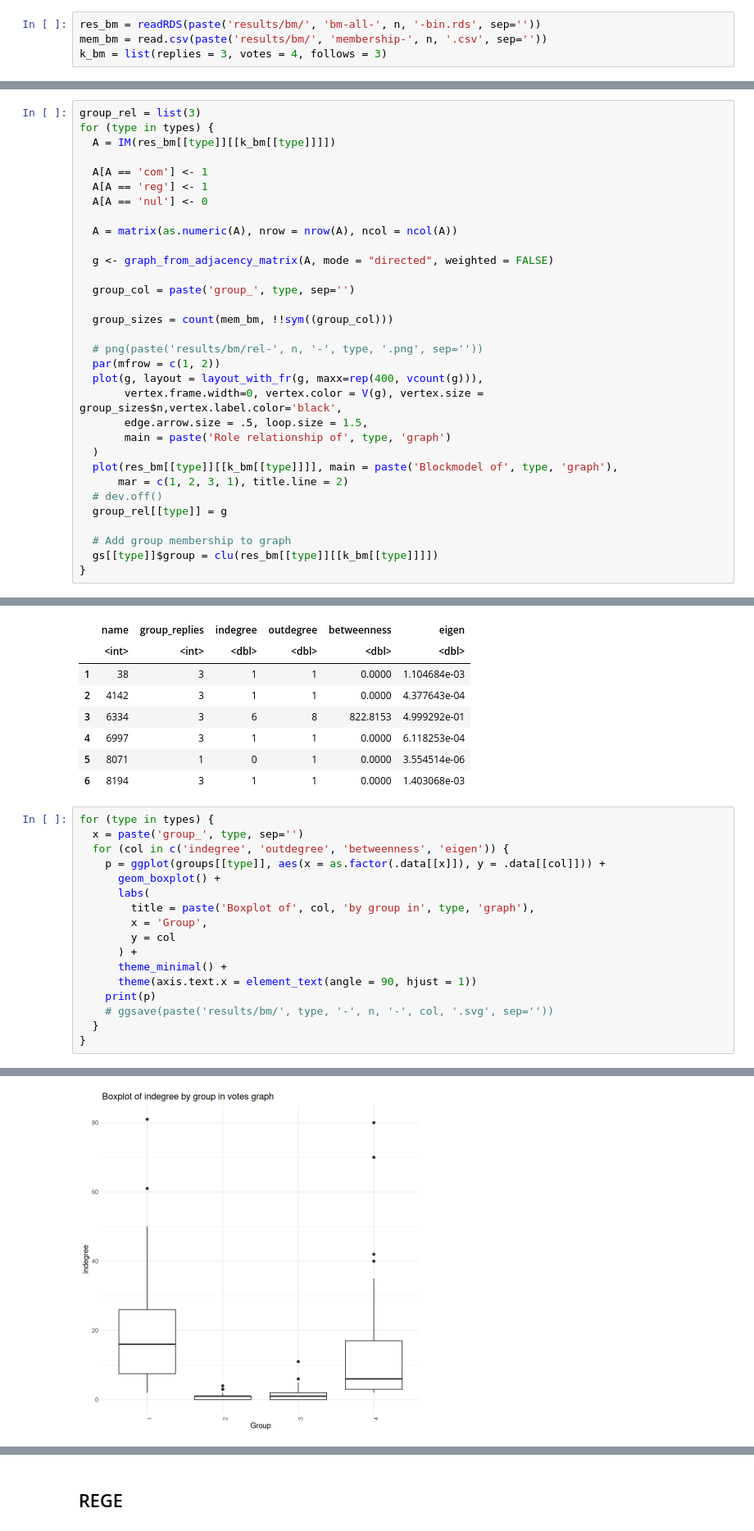
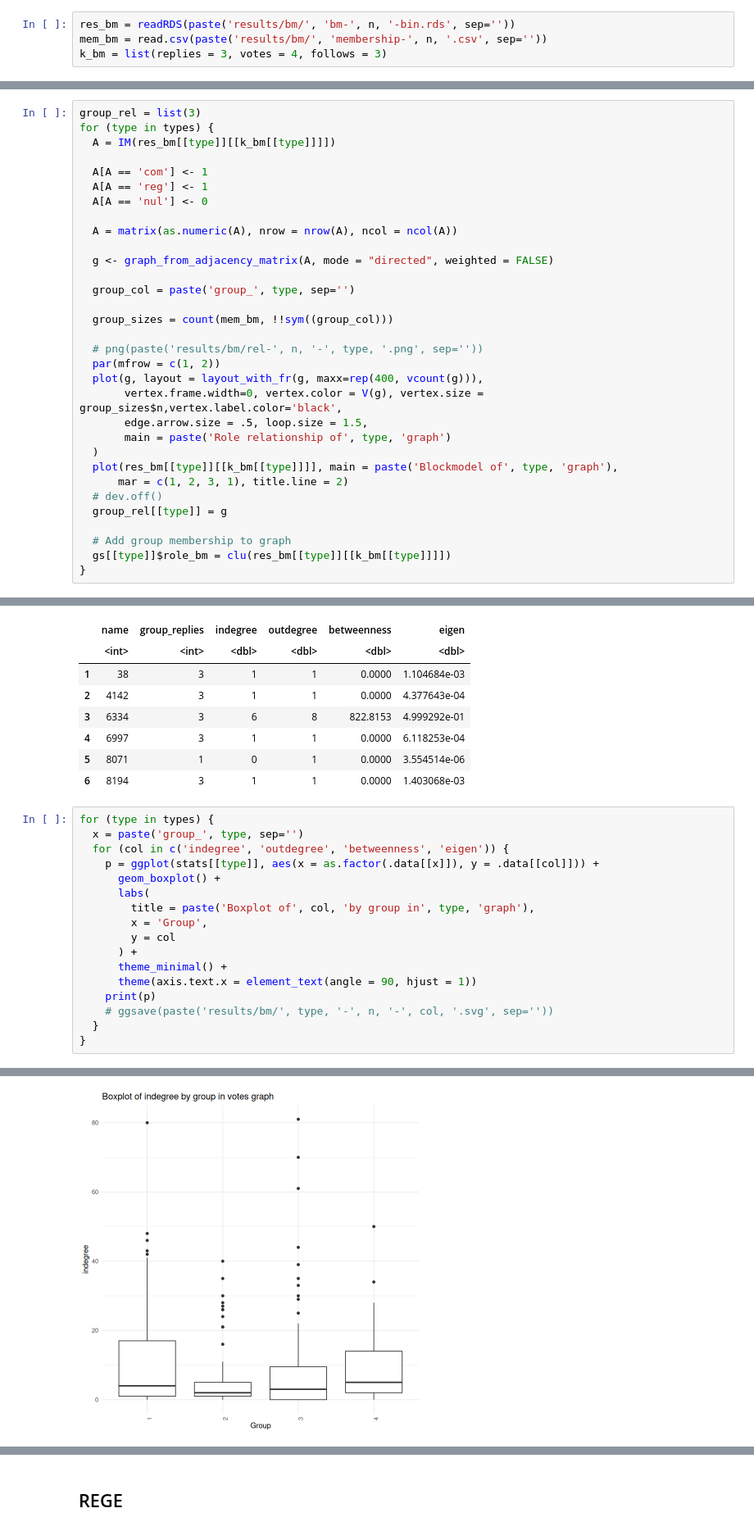
Before and after one commit to babiyivan/network-role-mining, a Jupyter notebook: analysis-regular.ipynb, the cells around one changed output, grey strips where cells are left out. Shown at 82% size. Drawn from its saved outputs; the diff is of its cells as text.

```diff
--- a/analysis-regular.ipynb
+++ b/analysis-regular.ipynb
@@ -26,7 +26,7 @@ for (t in types) {
 # %% [markdown]
 Read results and group assignments from blockmodelling
 # %%
-res_bm = readRDS(paste('results/bm/', 'bm-all-', n, '-bin.rds', sep=''))
+res_bm = readRDS(paste('results/bm/', 'bm-', n, '-bin.rds', sep=''))
 mem_bm = read.csv(paste('results/bm/', 'membership-', n, '.csv', sep=''))
 k_bm = list(replies = 3, votes = 4, follows = 3)
 # %% [markdown]
@@ -65,6 +65,6 @@ for (type in types) {
   group_rel[[type]] = g
 
   # Add group membership to graph
-  gs[[type]]$group = clu(res_bm[[type]][[k_bm[[type]]]])
+  gs[[type]]$role_bm = clu(res_bm[[type]][[k_bm[[type]]]])
 }
 # %% [output]
@@ -136,23 +138,23 @@ A data.frame: 6 × 6
 # %%
 for (type in types) {
   x = paste('group_', type, sep='')
   for (col in c('indegree', 'outdegree', 'betweenness', 'eigen')) {
-    p = ggplot(groups[[type]], aes(x = as.factor(.data[[x]]), y = .data[[col]])) +
+    p = ggplot(stats[[type]], aes(x = as.factor(.data[[x]]), y = .data[[col]])) +
       geom_boxplot() +
       labs(
         title = paste('Boxplot of', col, 'by group in', type, 'graph'),
         x = 'Group',
         y = col
       ) +
       theme_minimal() +
       theme(axis.text.x = element_text(angle = 90, hjust = 1))
     print(p)
     # ggsave(paste('results/bm/', type, '-', n, '-', col, '.svg', sep=''))
   }
 }
 # %% [output]
 [figure]
 [figure]
 [figure]
 [figure]
-[figure, old version]
+[figure, new version]
```
Also changed, not shown: parts of 5 cells of this notebook.
